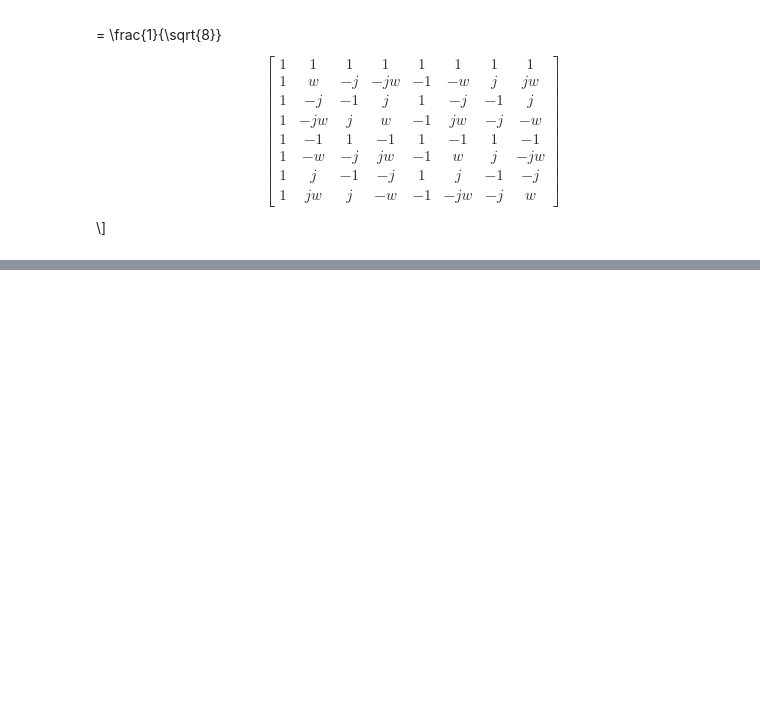
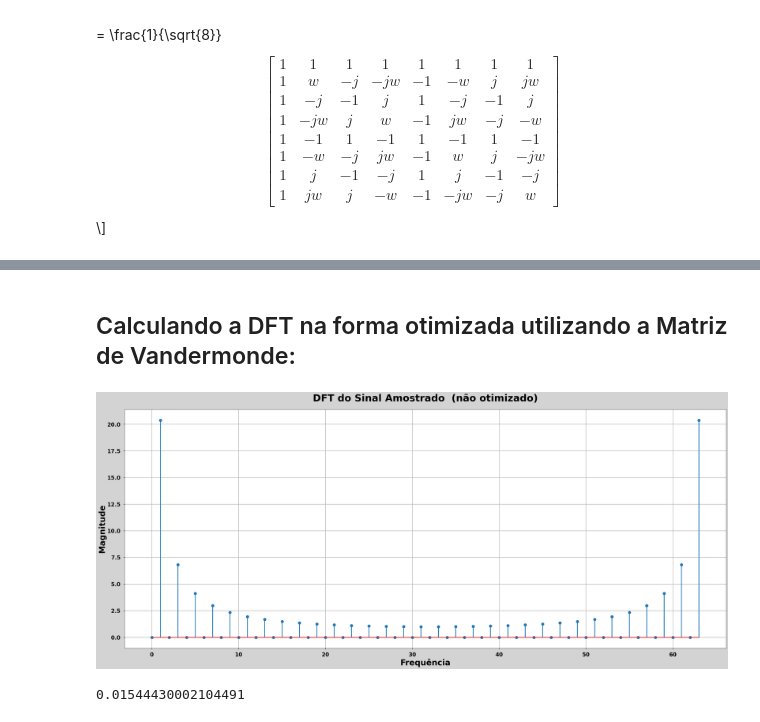
Before and after one commit to V-Emanuel/PDS, a Jupyter notebook: dft.ipynb, the cells around one changed output, grey strips where cells are left out. Cells and saved outputs as stored; diff of their text form; code cells hidden in the pictures; blank space fills up the shorter version.

Commit message:
feat: DFT otimizada

```diff
--- a/dft.ipynb
+++ b/dft.ipynb
@@ -128,0 +143,28 @@ plt.show()
+# %% [markdown]
+## Calculando a DFT na forma otimizada utilizando a Matriz de Vandermonde:
+# %%
+dft_signal = np.zeros(n_samples, dtype=complex)
+
+tic = perf_counter()
+for k in range(n_samples):
+    for n in range(n_samples):
+        dft_signal[k] += sampled_signal[n] * (1/np.sqrt(n_samples)) * np.exp(-1j * 2 * np.pi * ((k * n) % n_samples) / n_samples)
+toc = perf_counter()
+
+freq_axis = np.arange(n_samples)
+ax = plt.figure(figsize=(40, 16))
+ax.set_facecolor('lightgrey')
+plt.stem(freq_axis, np.abs(dft_signal))
+plt.title('DFT do Sinal Amostrado  (não otimizado)', fontsize=36, fontweight='bold', pad=30)
+plt.xlabel('Frequência', fontsize=30, fontweight='bold')
+plt.ylabel('Magnitude', fontsize=30, fontweight='bold')
+plt.xticks(fontsize=20, fontweight='bold')
+plt.yticks(fontsize=20, fontweight='bold')
+
+plt.grid()
+plt.show()
+
+print(toc - tic)
+# %% [output]
+[figure, added]
+0.01544430002104491
```
Also changed, not shown: parts of 4 cells of this notebook, 1 other file.
